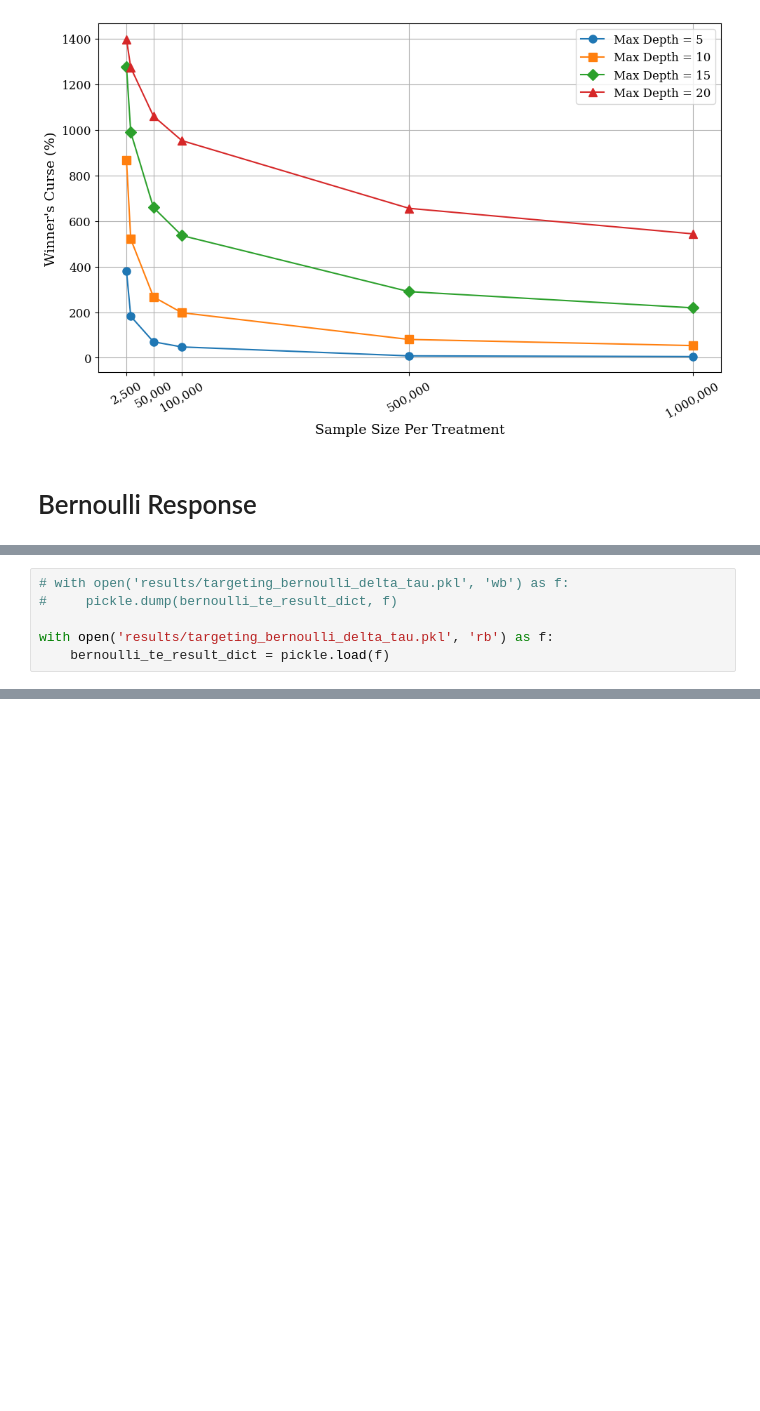
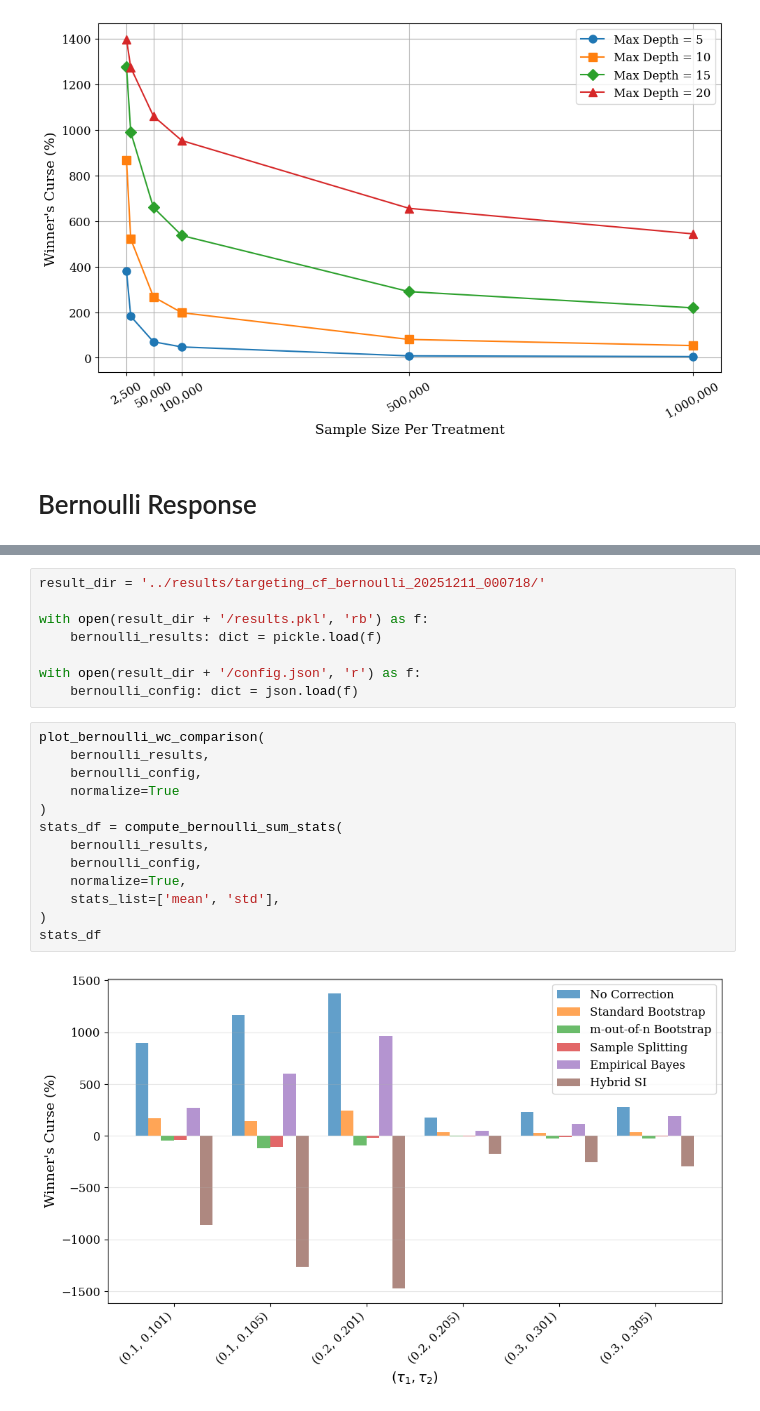
Before and after one commit to iamsikun/winners-curse, a Jupyter notebook: notebooks/targeting.ipynb, the cells around one changed output, grey strips where cells are left out. Cells and saved outputs as stored; diff of their text form; blank space fills up the shorter version.

```diff
--- a/notebooks/targeting.ipynb
+++ b/notebooks/targeting.ipynb
@@ -3897,6 +3741,0 @@ Running 500 experiments...
-# %%
-# with open('results/targeting_bernoulli_delta_tau.pkl', 'wb') as f:
-#     pickle.dump(bernoulli_te_result_dict, f)
-
-with open('results/targeting_bernoulli_delta_tau.pkl', 'rb') as f:
-    bernoulli_te_result_dict = pickle.load(f)
@@ -4107,0 +3742,23 @@ Empirical Bayes & \begin{tabular}[c]{@{}c@{}}257.01\%\\ (500.63\%)\end{tabular}
+# %%
+result_dir = '../results/targeting_cf_bernoulli_20251211_000718/'
+
+with open(result_dir + '/results.pkl', 'rb') as f:
+    bernoulli_results: dict = pickle.load(f)
+
+with open(result_dir + '/config.json', 'r') as f:
+    bernoulli_config: dict = json.load(f)
+# %%
+plot_bernoulli_wc_comparison(
+    bernoulli_results,
+    bernoulli_config,
+    normalize=True
+)
+stats_df = compute_bernoulli_sum_stats(
+    bernoulli_results,
+    bernoulli_config,
+    normalize=True,
+    stats_list=['mean', 'std'],
+)
+stats_df
+# %% [output]
+[figure, added]
```
Also changed, not shown: parts of 19 cells of this notebook, 5 other files.
